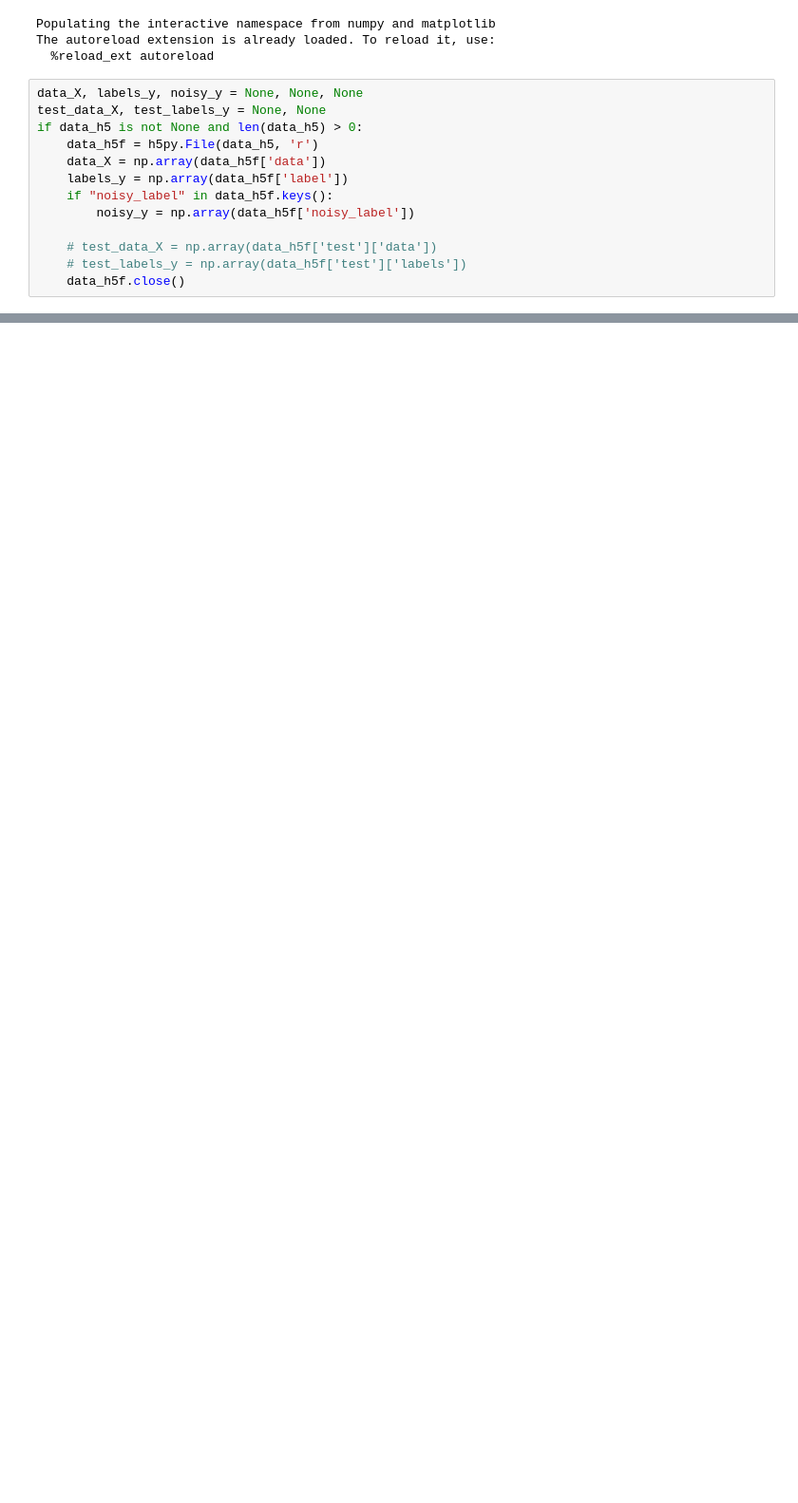
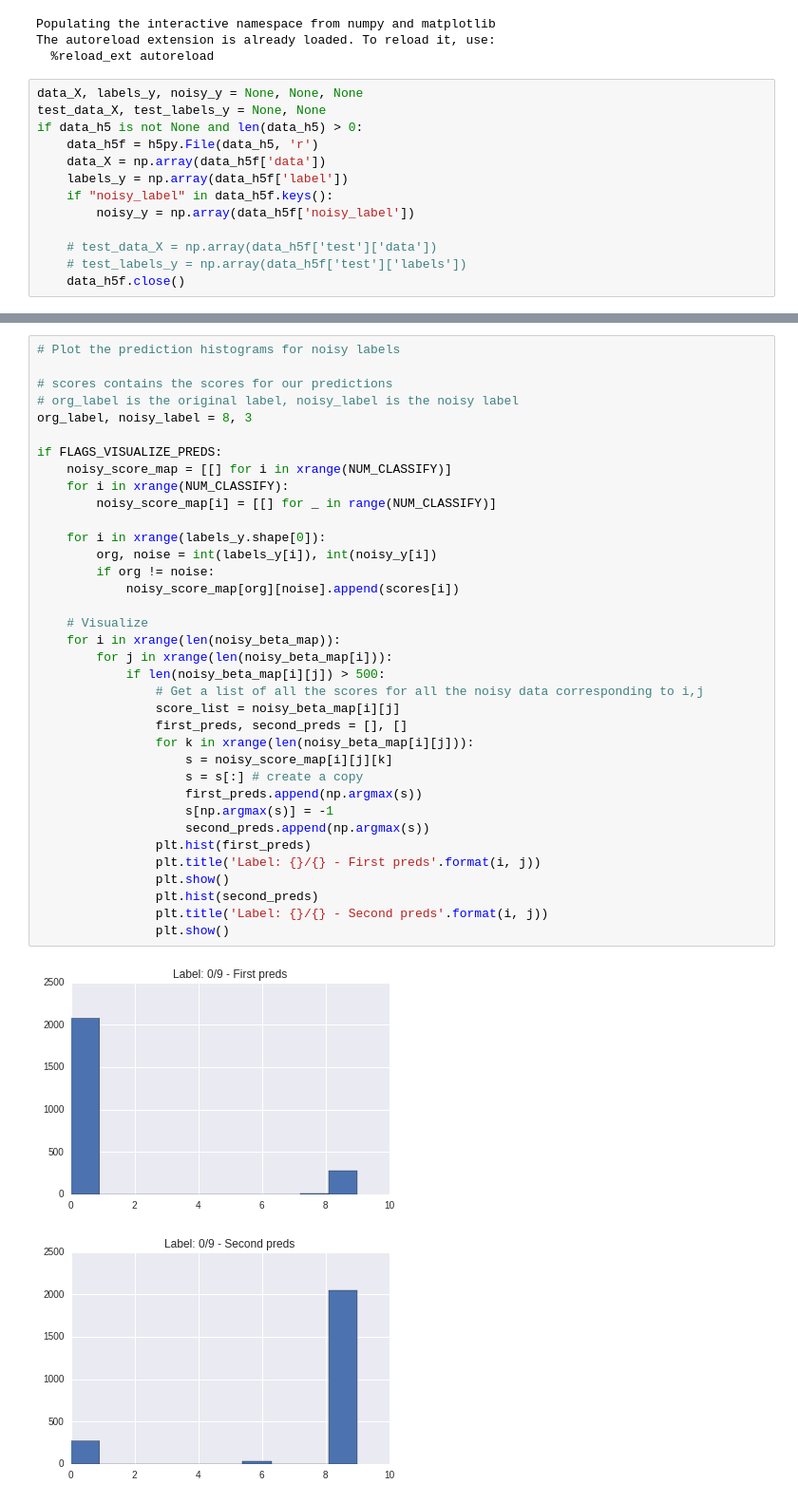
Before and after one commit to mohitsharma0690/mnist-experiment, a Jupyter notebook: code/plot_beta_predictions.ipynb, the cells around one changed output, grey strips where cells are left out. Shown at 95% size. Drawn from its saved outputs; the diff is of its cells as text; blank space fills up the shorter version.

```diff
--- a/code/plot_beta_predictions.ipynb
+++ b/code/plot_beta_predictions.ipynb
@@ -103,0 +106,39 @@ if FLAGS_VISUALIZE_BETA:
+# %%
+# Plot the prediction histograms for noisy labels
+
+# scores contains the scores for our predictions
+# org_label is the original label, noisy_label is the noisy label
+org_label, noisy_label = 8, 3
+
+if FLAGS_VISUALIZE_PREDS:
+    noisy_score_map = [[] for i in xrange(NUM_CLASSIFY)]
+    for i in xrange(NUM_CLASSIFY):
+        noisy_score_map[i] = [[] for _ in range(NUM_CLASSIFY)]
+
+    for i in xrange(labels_y.shape[0]):
+        org, noise = int(labels_y[i]), int(noisy_y[i])
+        if org != noise:
+            noisy_score_map[org][noise].append(scores[i])
+
+    # Visualize
+    for i in xrange(len(noisy_beta_map)):
+        for j in xrange(len(noisy_beta_map[i])):
+            if len(noisy_beta_map[i][j]) > 500:
+                # Get a list of all the scores for all the noisy data corresponding to i,j
+                score_list = noisy_beta_map[i][j]
+                first_preds, second_preds = [], []
+                for k in xrange(len(noisy_beta_map[i][j])):
+                    s = noisy_score_map[i][j][k]
+                    s = s[:] # create a copy
+                    first_preds.append(np.argmax(s))
+                    s[np.argmax(s)] = -1
+                    second_preds.append(np.argmax(s))
+                plt.hist(first_preds)
+                plt.title('Label: {}/{} - First preds'.format(i, j))
+                plt.show()
+                plt.hist(second_preds)
+                plt.title('Label: {}/{} - Second preds'.format(i, j))
+                plt.show()
+# %% [output]
+[figure, added]
+[figure, added]
```
Also changed, not shown: parts of 5 cells of this notebook.
